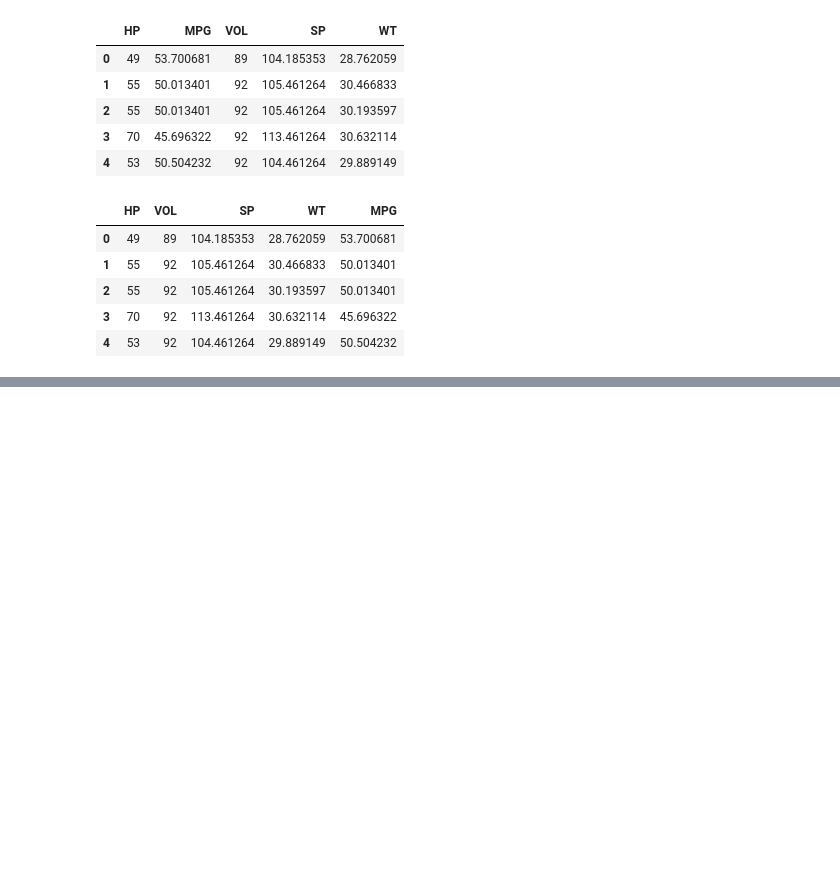
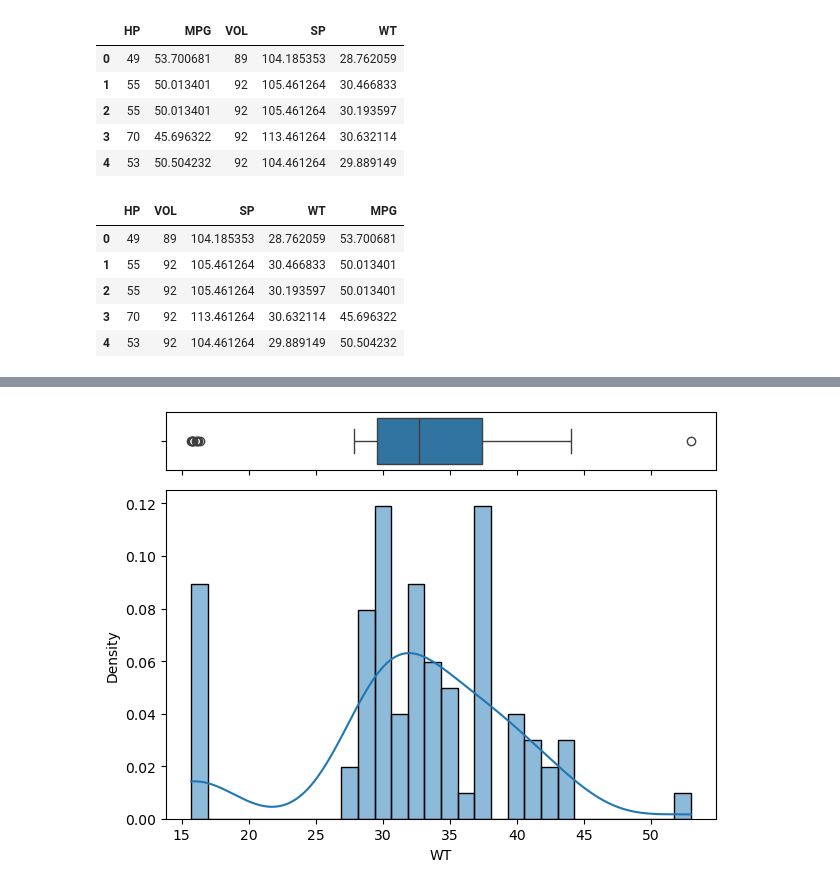
Before and after one commit to Anil0037/Anil0037, a Jupyter notebook: multilinear regreesion.ipynb, the cells around one changed output, grey strips where cells are left out. Saved outputs shown, nothing was run; the diff lists cells and outputs as text; code cells hidden in the pictures; blank space fills up the shorter version.

```diff
--- a/multilinear regreesion.ipynb
+++ b/multilinear regreesion.ipynb
@@ -32,0 +92,10 @@ cars.head()
+# %%
+fig, (ax_box, ax_hist) = plt.subplots(2, sharex=True, gridspec_kw={'height_ratios': (.15, .85)})
+sns.boxplot(data=cars, x='WT', ax=ax_box, orient='h')
+ax_box.set(xlabel='')
+sns.histplot(data=cars, x='WT', ax=ax_hist, bins=30, kde=True, stat='density')
+ax_hist.set(ylabel='Density')
+plt.tight_layout()
+plt.show()
+# %% [output]
+[figure, added]
```
Also changed, not shown: parts of 52 cells of this notebook.
